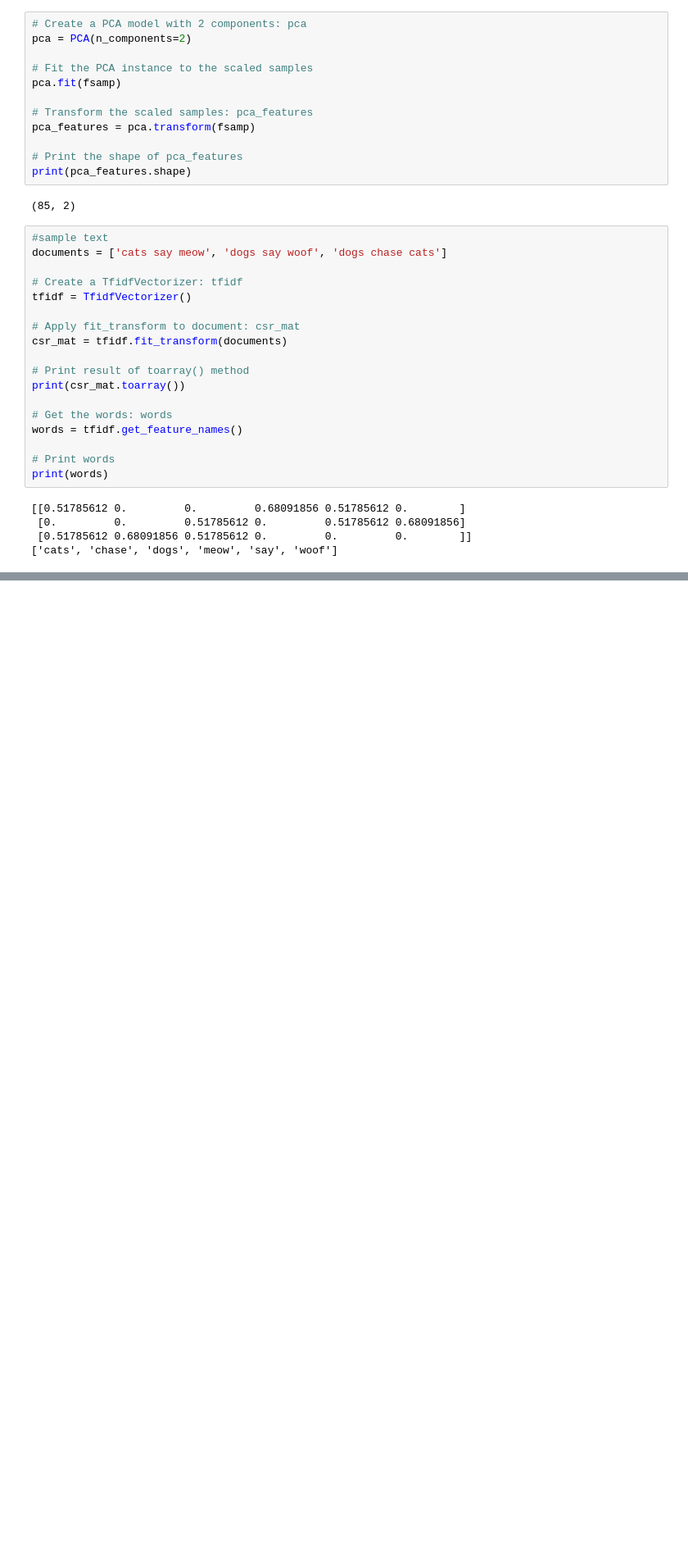
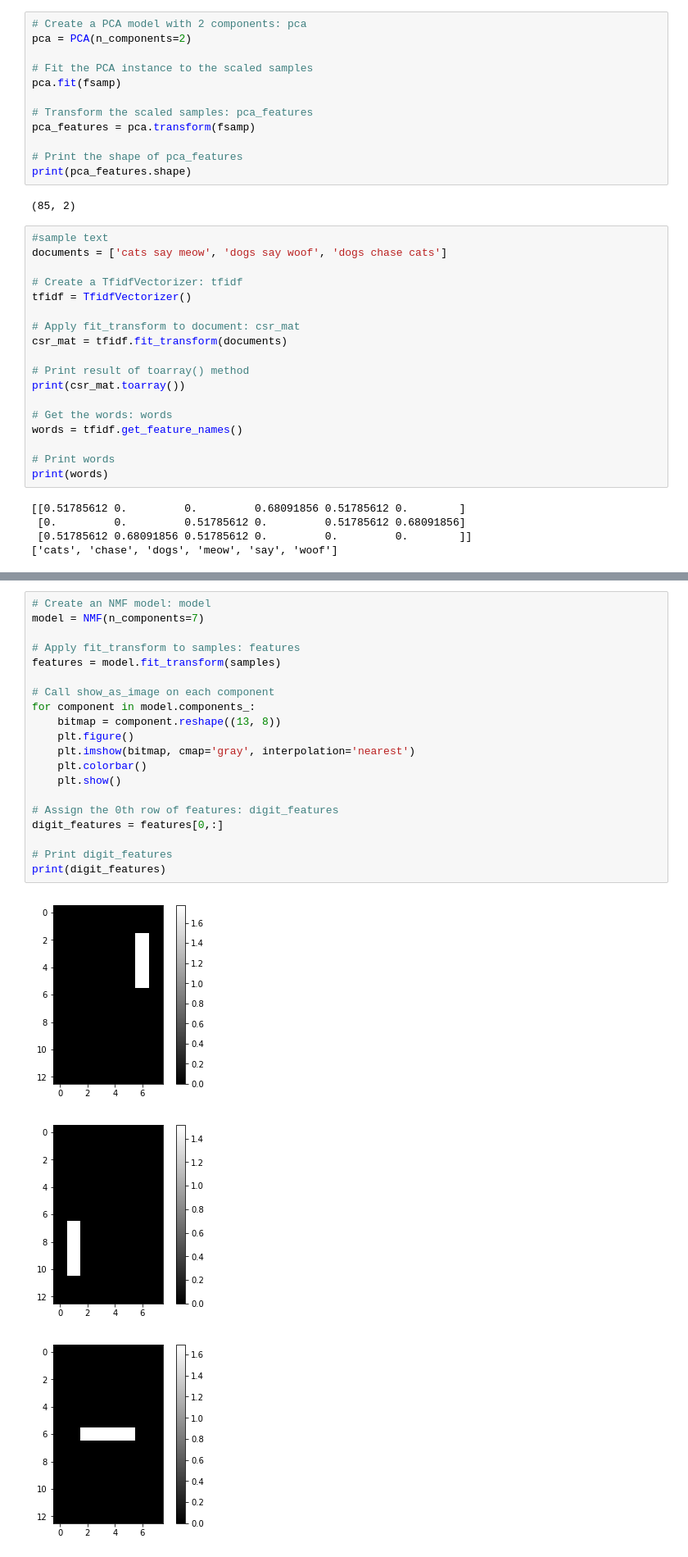
Before and after one commit to saurabhsharma0404/PCA, a Jupyter notebook: PCA.ipynb, the cells around one changed output, grey strips where cells are left out. Shown: that part at 82% size. Saved outputs shown, nothing was run; the diff lists cells and outputs as text; blank space fills up the shorter version.

```diff
--- a/PCA.ipynb
+++ b/PCA.ipynb
@@ -213,0 +331,24 @@ print(df.sort_values('label'))
+# %%
+# Create an NMF model: model
+model = NMF(n_components=7)
+
+# Apply fit_transform to samples: features
+features = model.fit_transform(samples)
+
+# Call show_as_image on each component
+for component in model.components_:
+    bitmap = component.reshape((13, 8))
+    plt.figure()
+    plt.imshow(bitmap, cmap='gray', interpolation='nearest')
+    plt.colorbar()
+    plt.show()
+
+# Assign the 0th row of features: digit_features
+digit_features = features[0,:]
+
+# Print digit_features
+print(digit_features)
+# %% [output]
+[figure, added]
+[figure, added]
+[figure, added]
```
Also changed, not shown: parts of 10 cells of this notebook.
